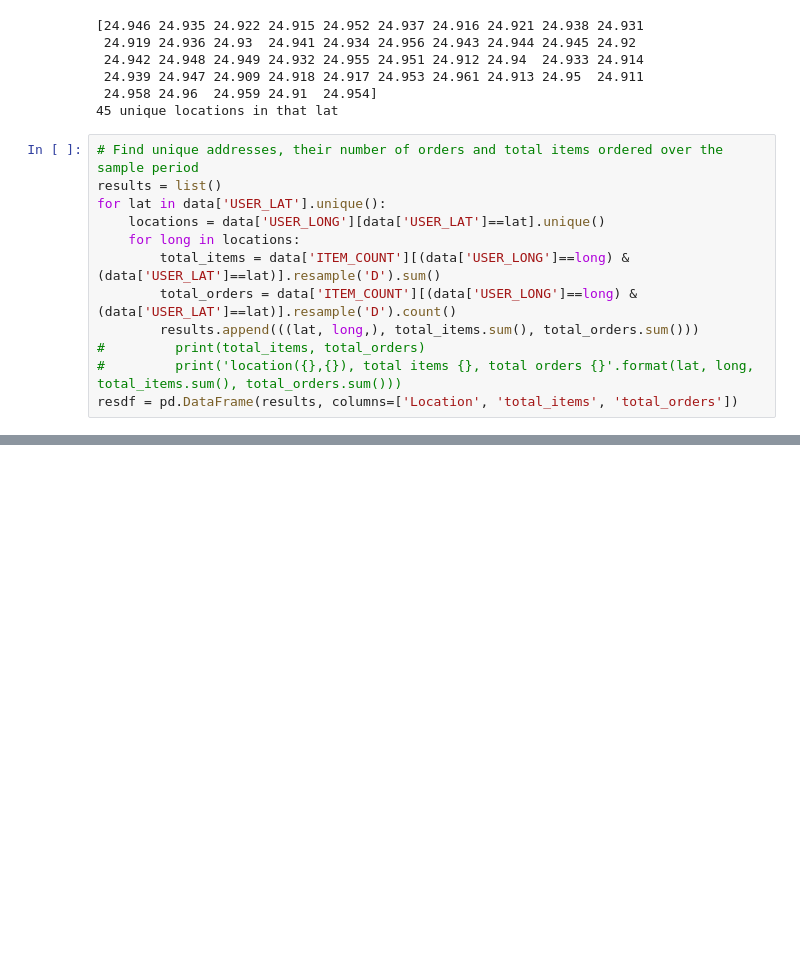
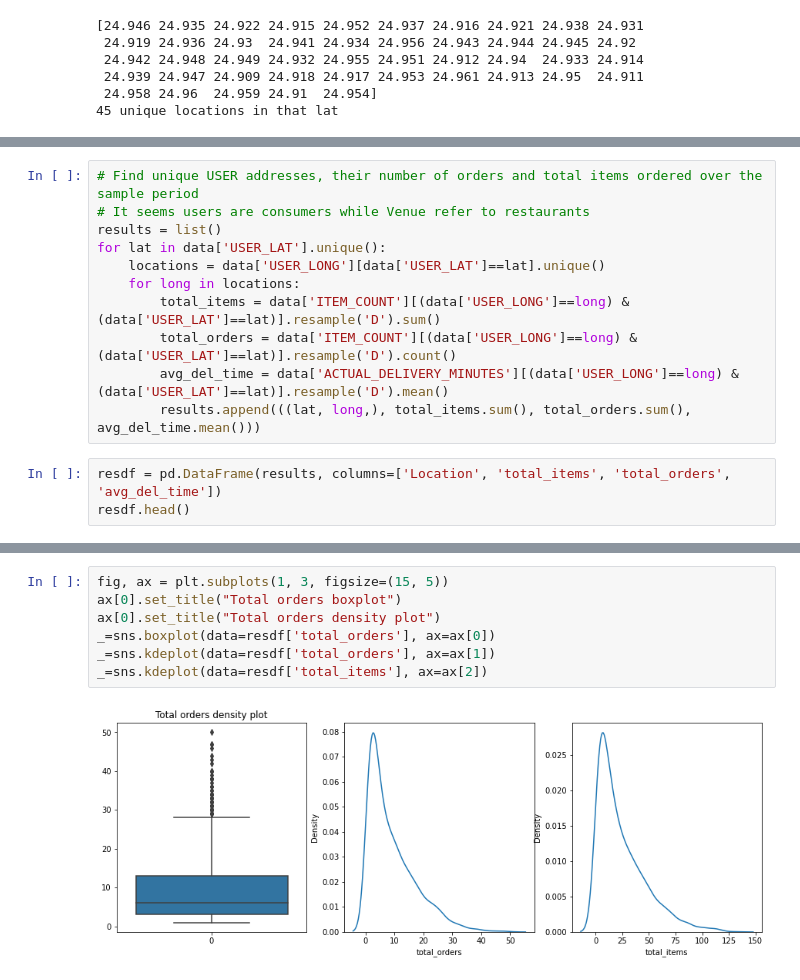
Before and after one commit to dmuiruri/woltorders, a Jupyter notebook: WoltProject.ipynb, the cells around one changed output, grey strips where cells are left out. Drawn from its saved outputs; the diff is of its cells as text; blank space fills up the shorter version.

```diff
--- a/WoltProject.ipynb
+++ b/WoltProject.ipynb
@@ -202,15 +204,3 @@ print(len(data['USER_LONG'][data['USER_LAT'] == 60.158].unique()), 'unique locat
  24.939 24.947 24.909 24.918 24.917 24.953 24.961 24.913 24.95  24.911
  24.958 24.96  24.959 24.91  24.954]
 45 unique locations in that lat
-# %%
-# Find unique addresses, their number of orders and total items ordered over the sample period
-results = list()
-for lat in data['USER_LAT'].unique():
-    locations = data['USER_LONG'][data['USER_LAT']==lat].unique()
-    for long in locations:
-        total_items = data['ITEM_COUNT'][(data['USER_LONG']==long) & (data['USER_LAT']==lat)].resample('D').sum()
-        total_orders = data['ITEM_COUNT'][(data['USER_LONG']==long) & (data['USER_LAT']==lat)].resample('D').count()
-        results.append(((lat, long,), total_items.sum(), total_orders.sum()))
-#         print(total_items, total_orders)
-#         print('location({},{}), total items {}, total orders {}'.format(lat, long, total_items.sum(), total_orders.sum()))
-resdf = pd.DataFrame(results, columns=['Location', 'total_items', 'total_orders'])
@@ -279,0 +207,14 @@ Name: total_orders, Length: 2045, dtype: object
+# %%
+# Find unique USER addresses, their number of orders and total items ordered over the sample period
+# It seems users are consumers while Venue refer to restaurants
+results = list()
+for lat in data['USER_LAT'].unique():
+    locations = data['USER_LONG'][data['USER_LAT']==lat].unique()
+    for long in locations:
+        total_items = data['ITEM_COUNT'][(data['USER_LONG']==long) & (data['USER_LAT']==lat)].resample('D').sum()
+        total_orders = data['ITEM_COUNT'][(data['USER_LONG']==long) & (data['USER_LAT']==lat)].resample('D').count()
+        avg_del_time = data['ACTUAL_DELIVERY_MINUTES'][(data['USER_LONG']==long) & (data['USER_LAT']==lat)].resample('D').mean()
+        results.append(((lat, long,), total_items.sum(), total_orders.sum(), avg_del_time.mean()))
+# %%
+resdf = pd.DataFrame(results, columns=['Location', 'total_items', 'total_orders', 'avg_del_time'])
+resdf.head()
@@ -279,0 +228,9 @@ Name: total_orders, Length: 2045, dtype: object
+# %%
+fig, ax = plt.subplots(1, 3, figsize=(15, 5))
+ax[0].set_title("Total orders boxplot")
+ax[0].set_title("Total orders density plot")
+_=sns.boxplot(data=resdf['total_orders'], ax=ax[0])
+_=sns.kdeplot(data=resdf['total_orders'], ax=ax[1])
+_=sns.kdeplot(data=resdf['total_items'], ax=ax[2])
+# %% [output]
+[figure, added]
```
Also changed, not shown: parts of 52 cells of this notebook, 1 other file.
